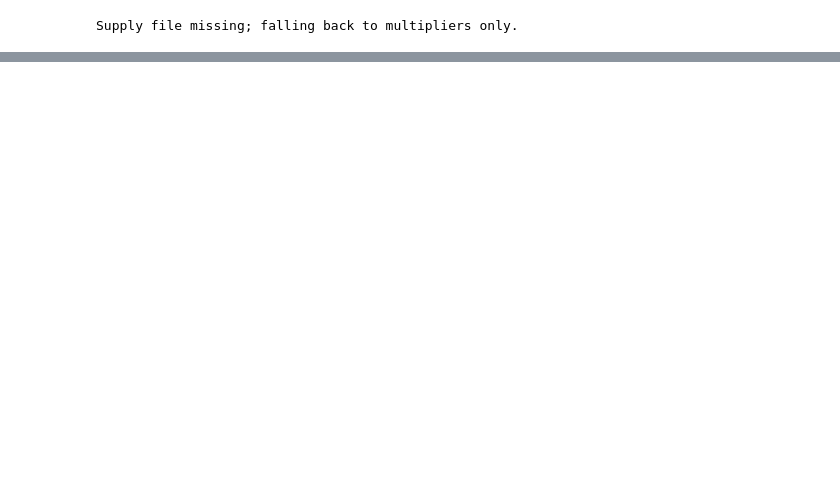
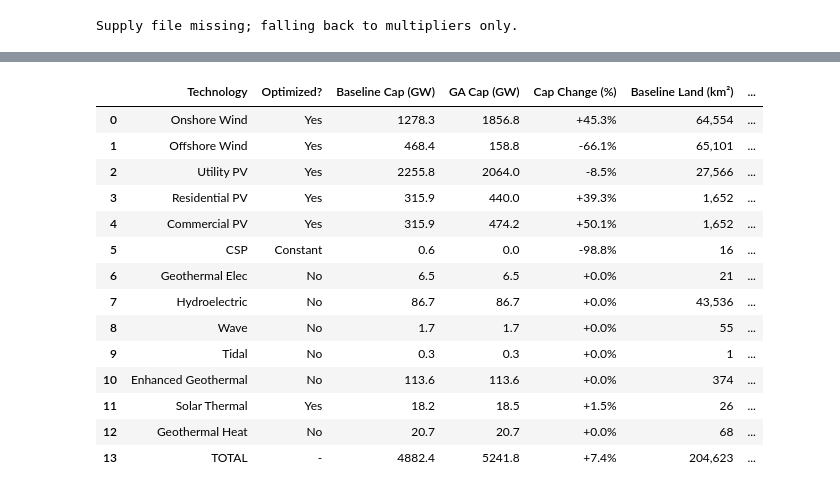
Before and after one commit to amuehlba/loadmatch-optimization-155countries, a Jupyter notebook: notebooks/factor_history_analysis.ipynb, the cells around one changed output, grey strips where cells are left out. Saved outputs shown, nothing was run; the diff lists cells and outputs as text; code cells hidden in the pictures; blank space fills up the shorter version.

```diff
--- a/notebooks/factor_history_analysis.ipynb
+++ b/notebooks/factor_history_analysis.ipynb
@@ -61,0 +239,17 @@ plt.show()
+# %%
+# Summary table of capacities and costs
+import pandas as pd
+
+summary_data = []
+for i, (idx, label, caps, cost) in enumerate(zip(trial_indices, labels_by_trial, capacities_by_trial, costs_by_trial)):
+    row = {"Trial": label, "Cost ($B/yr)": f"{cost:.1f}" if cost else "inf"}
+    for j, tech in enumerate(tech_display_names):
+        suffix = "*" if tech in constant_display_names else ""
+        row[tech + suffix] = f"{caps[j]:.1f}"
+    summary_data.append(row)
+
+summary_df = pd.DataFrame(summary_data)
+print("Summary of Absolute Capacities (GW) at Key Iterations")
+print("* = factor not optimized (constant during GA)")
+print()
+display(summary_df)
@@ -61,0 +559,51 @@ plt.show()
+# %%
+# Summary table with all data
+summary_comparison = []
+for tech in tech_order:
+    b_cap = BASELINE_RESULTS[tech][0]
+    o_cap = optimized_capacities_gw[tech]
+    cap_change = o_cap - b_cap
+    cap_change_pct = 100 * cap_change / b_cap if b_cap > 0 else 0
+
+    b_land = baseline_land_km2[tech]
+    o_land = optimized_land_km2[tech]
+    land_change = o_land - b_land
+
+    opt_status = "Yes" if tech in OPTIMIZED_TECHS else "No"
+    if tech == "CSP":
+        opt_status = "Constant"
+
+    summary_comparison.append({
+        "Technology": tech,
+        "Optimized?": opt_status,
+        "Baseline Cap (GW)": f"{b_cap:.1f}",
+        "GA Cap (GW)": f"{o_cap:.1f}",
+        "Cap Change (%)": f"{cap_change_pct:+.1f}%",
+        "Baseline Land (km²)": f"{b_land:,.0f}",
+        "GA Land (km²)": f"{o_land:,.0f}",
+        "Land Change (km²)": f"{land_change:+,.0f}",
+    })
+
+# Add totals row
+summary_comparison.append({
+    "Technology": "TOTAL",
+    "Optimized?": "-",
+    "Baseline Cap (GW)": f"{sum(baseline_caps):.1f}",
+    "GA Cap (GW)": f"{sum(optimized_caps):.1f}",
+    "Cap Change (%)": f"{100*(sum(optimized_caps)-sum(baseline_caps))/sum(baseline_caps):+.1f}%",
+    "Baseline Land (km²)": f"{total_baseline_land:,.0f}",
+    "GA Land (km²)": f"{total_optimized_land:,.0f}",
+    "Land Change (km²)": f"{total_optimized_land - total_baseline_land:+,.0f}",
+})
+
+comparison_df = pd.DataFrame(summary_comparison)
+print("=" * 100)
+print("SUMMARY: Baseline vs GA-Optimized Comparison")
+print("=" * 100)
+print(f"\nCost: ${BASELINE_COST_BIL_YR:.2f}B → ${best_record['cost_mn_bil_per_year']:.2f}B " +
+      f"(Reduction: ${cost_reduction:.2f}B, {cost_reduction_pct:.1f}%)")
+print(f"Land: {total_baseline_land:,.0f} km² → {total_optimized_land:,.0f} km² " +
+      f"(Change: {total_optimized_land - total_baseline_land:+,.0f} km², {land_change_pct:+.1f}%)")
+print()
+display(comparison_df)
+# %% [output]
@@ -61,0 +616,15 @@ plt.show()
+|  | Technology | Optimized? | Baseline Cap (GW) | GA Cap (GW) | Cap Change (%) | Baseline Land (km²) | ... |
+| 0 | Onshore Wind | Yes | 1278.3 | 1856.8 | +45.3% | 64,554 | ... |
+| 1 | Offshore Wind | Yes | 468.4 | 158.8 | -66.1% | 65,101 | ... |
+| 2 | Utility PV | Yes | 2255.8 | 2064.0 | -8.5% | 27,566 | ... |
+| 3 | Residential PV | Yes | 315.9 | 440.0 | +39.3% | 1,652 | ... |
+| 4 | Commercial PV | Yes | 315.9 | 474.2 | +50.1% | 1,652 | ... |
+| 5 | CSP | Constant | 0.6 | 0.0 | -98.8% | 16 | ... |
+| 6 | Geothermal Elec | No | 6.5 | 6.5 | +0.0% | 21 | ... |
+| 7 | Hydroelectric | No | 86.7 | 86.7 | +0.0% | 43,536 | ... |
+| 8 | Wave | No | 1.7 | 1.7 | +0.0% | 55 | ... |
+| 9 | Tidal | No | 0.3 | 0.3 | +0.0% | 1 | ... |
+| 10 | Enhanced Geothermal | No | 113.6 | 113.6 | +0.0% | 374 | ... |
+| 11 | Solar Thermal | Yes | 18.2 | 18.5 | +1.5% | 26 | ... |
+| 12 | Geothermal Heat | No | 20.7 | 20.7 | +0.0% | 68 | ... |
+| 13 | TOTAL | - | 4882.4 | 5241.8 | +7.4% | 204,623 | ... |
```
Also changed, not shown: parts of 16 cells of this notebook, 5 other files.
